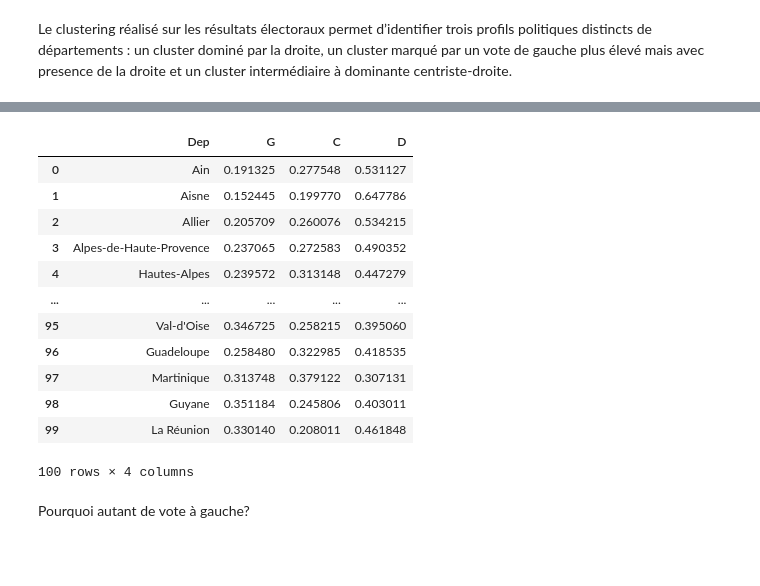
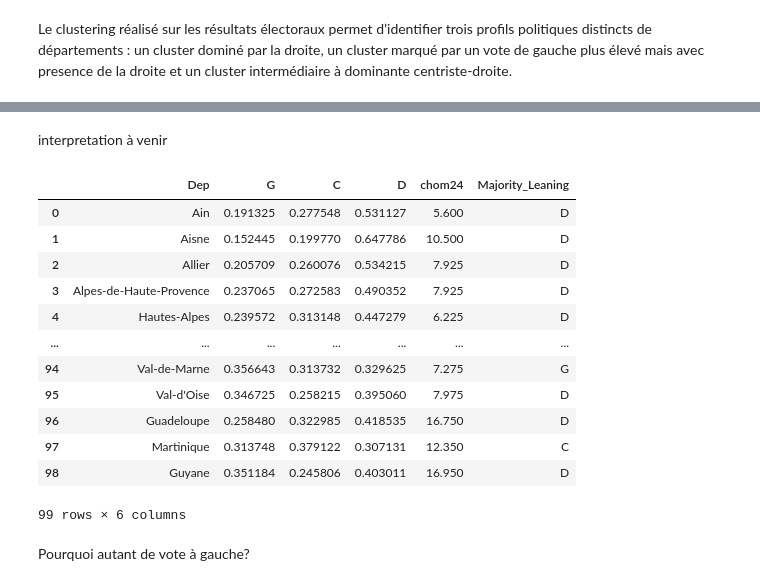
Before and after one commit to zuulaika/Projet-python, a Jupyter notebook: kmeans.ipynb, the cells around one changed output, grey strips where cells are left out. Drawn from its saved outputs; the diff is of its cells as text; code cells hidden in the pictures; blank space fills up the shorter version.

```diff
--- a/kmeans.ipynb
+++ b/kmeans.ipynb
@@ -323,19 +327,21 @@ KeyError: 'cluster'
+# %% [markdown]
+interpretation à venir
 # %%
-df1
+dff1
 # %% [output]
-|  | Dep | G | C | D |
-| 0 | Ain | 0.191325 | 0.277548 | 0.531127 |
-| 1 | Aisne | 0.152445 | 0.199770 | 0.647786 |
-| 2 | Allier | 0.205709 | 0.260076 | 0.534215 |
-| 3 | Alpes-de-Haute-Provence | 0.237065 | 0.272583 | 0.490352 |
-| 4 | Hautes-Alpes | 0.239572 | 0.313148 | 0.447279 |
-| ... | ... | ... | ... | ... |
-| 95 | Val-d'Oise | 0.346725 | 0.258215 | 0.395060 |
-| 96 | Guadeloupe | 0.258480 | 0.322985 | 0.418535 |
-| 97 | Martinique | 0.313748 | 0.379122 | 0.307131 |
-| 98 | Guyane | 0.351184 | 0.245806 | 0.403011 |
-| 99 | La Réunion | 0.330140 | 0.208011 | 0.461848 |
+|  | Dep | G | C | D | chom24 | Majority_Leaning |
+| 0 | Ain | 0.191325 | 0.277548 | 0.531127 | 5.600 | D |
+| 1 | Aisne | 0.152445 | 0.199770 | 0.647786 | 10.500 | D |
+| 2 | Allier | 0.205709 | 0.260076 | 0.534215 | 7.925 | D |
+| 3 | Alpes-de-Haute-Provence | 0.237065 | 0.272583 | 0.490352 | 7.925 | D |
+| 4 | Hautes-Alpes | 0.239572 | 0.313148 | 0.447279 | 6.225 | D |
+| ... | ... | ... | ... | ... | ... | ... |
+| 94 | Val-de-Marne | 0.356643 | 0.313732 | 0.329625 | 7.275 | G |
+| 95 | Val-d'Oise | 0.346725 | 0.258215 | 0.395060 | 7.975 | D |
+| 96 | Guadeloupe | 0.258480 | 0.322985 | 0.418535 | 16.750 | D |
+| 97 | Martinique | 0.313748 | 0.379122 | 0.307131 | 12.350 | C |
+| 98 | Guyane | 0.351184 | 0.245806 | 0.403011 | 16.950 | D |
-100 rows × 4 columns
+99 rows × 6 columns
 # %% [markdown]
 Pourquoi autant de vote à gauche?
 # %% [markdown]
```
Also changed, not shown: parts of 3 cells of this notebook.
